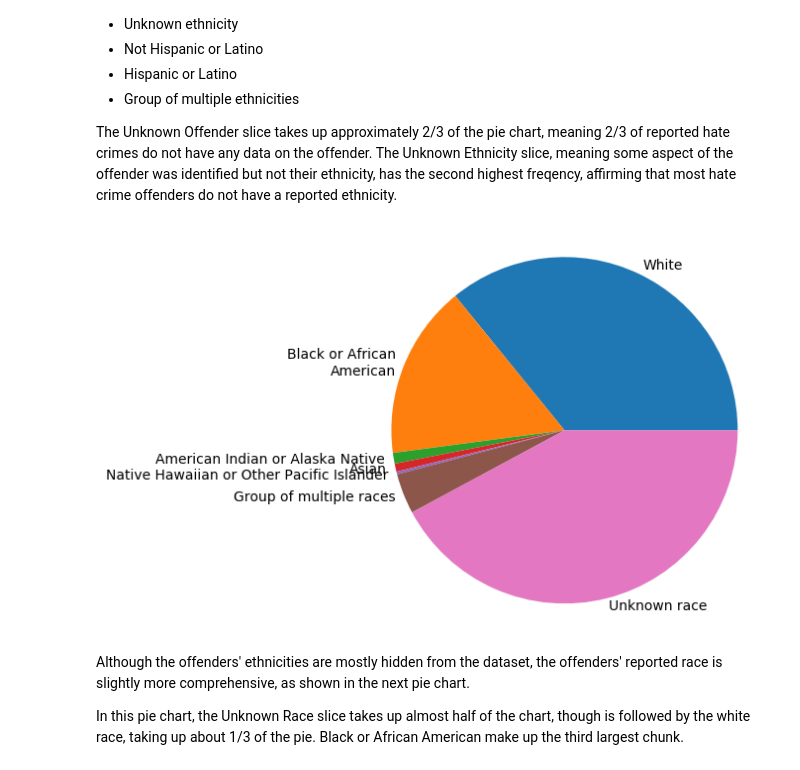
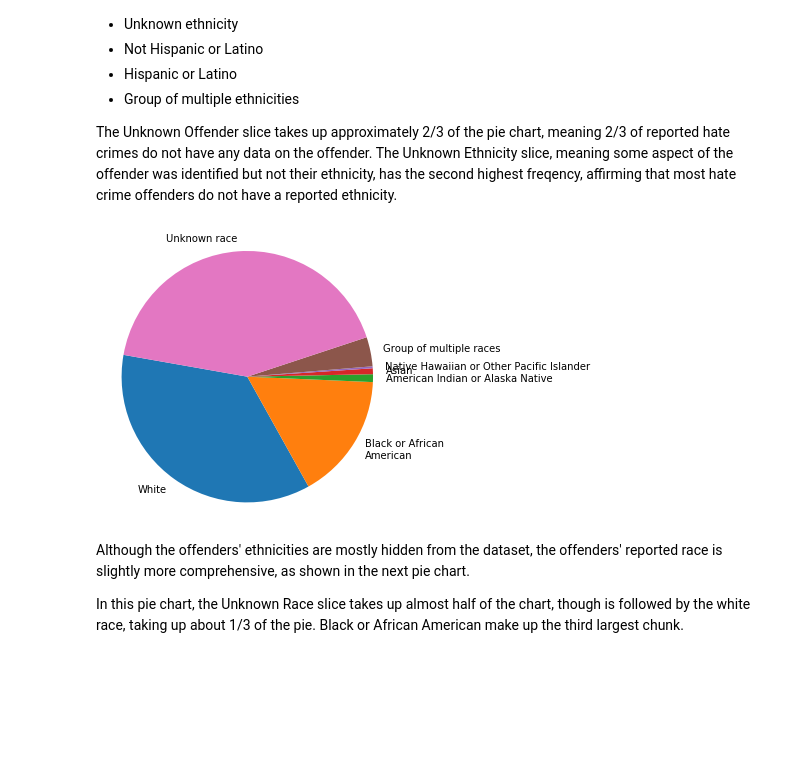
Before and after one commit to caseyahlan/hatecrimes-finalproject, a Jupyter notebook: analysis.ipynb, the cells around one changed output. Saved outputs shown, nothing was run; the diff lists cells and outputs as text; code cells hidden in the pictures; blank space fills up the shorter version.

```diff
--- a/analysis.ipynb
+++ b/analysis.ipynb
@@ -210,10 +190,10 @@ The next pie chart shows the proportion of offenses as committed by each ethnici
 The Unknown Offender slice takes up approximately 2/3 of the pie chart, meaning 2/3 of reported hate crimes do not have any data on the offender. The Unknown Ethnicity slice, meaning some aspect of the offender was identified but not their ethnicity, has the second highest freqency, affirming that most hate crime offenders do not have a reported ethnicity.
 # %%
 plt.figure(figsize=(5, 5))
-plt.pie(x=ho[17][1:8].astype(int),startangle=0, labels = ho.index[1:8], labeldistance=1.05);
+plt.pie(x=ho[17][1:8].astype(int),startangle=170, labels = ho.index[1:8], labeldistance=1.1);
 plt.axis('equal');
 # %% [output]
-[figure, old version]
+[figure, new version]
 # %% [markdown]
 Although the offenders' ethnicities are mostly hidden from the dataset, the offenders' reported race is slightly more comprehensive, as shown in the next pie chart.
 
```
Also changed, not shown: parts of 13 cells of this notebook.
